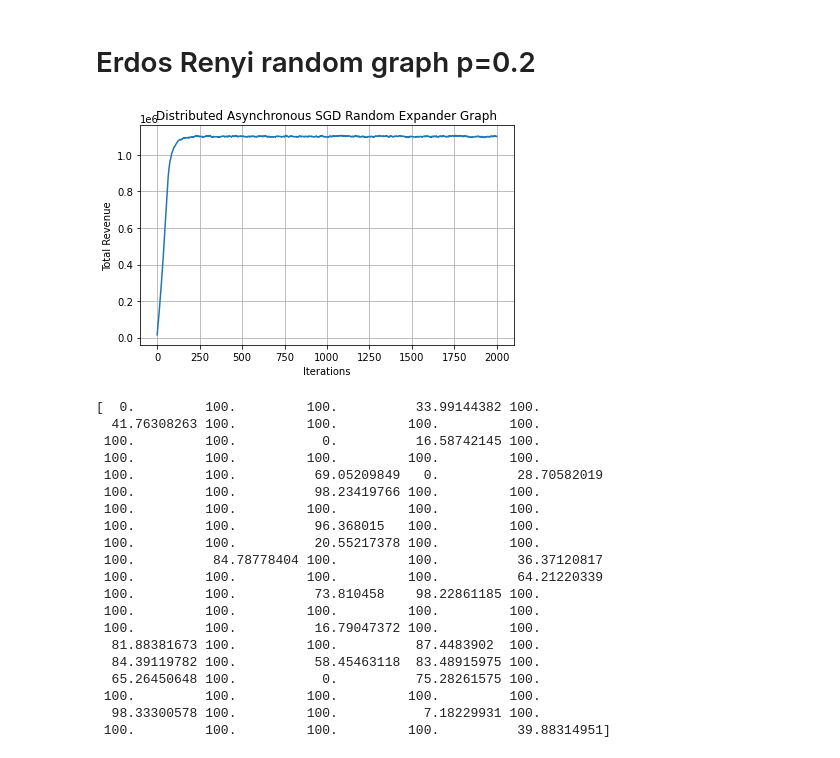
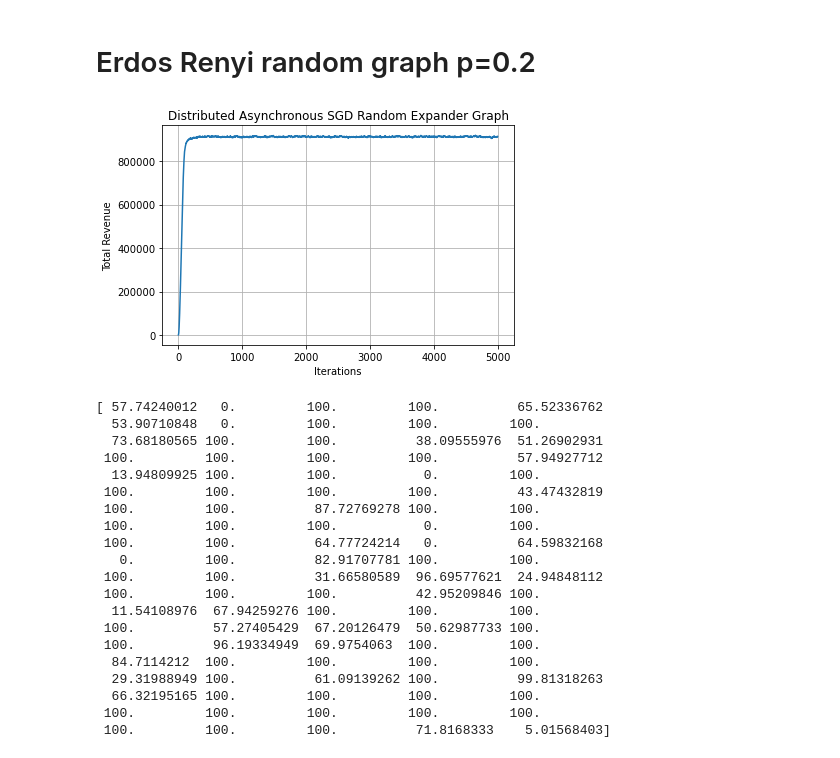
Before and after one commit to evanjfaulkner/Distributed-Opt, a Jupyter notebook: distributed_bertrand.ipynb, the cells around one changed output. Saved outputs shown, nothing was run; the diff lists cells and outputs as text; code cells hidden in the pictures.

```diff
--- a/distributed_bertrand.ipynb
+++ b/distributed_bertrand.ipynb
@@ -81,7 +81,7 @@ step = 1e-2  # Step size
 p_max = n  # Set maximum price
 rev = []
 x_hist = []
-iterations = 2000
+iterations = 5000
 
 # Run centralized GD
 for i in trange(iterations):
@@ -144,7 +144,7 @@ step = 1e-2  # Step size
 p_max = n  # Set maximum price
 rev_cent = []
 x_hist = []
-iterations = 2000
+iterations = 5000
 
 for i in trange(iterations):
     xi = n+np.random.randn(1)
@@ -214,7 +214,7 @@ step = 1e-2  # Step size
 p_max = n  # Set maximum price
 rev_dist = []
 x_dist_hist = []
-iterations = 2000
+iterations = 5000
 
 for i in trange(iterations):
     xi = n+np.random.randn(1)
@@ -283,7 +283,7 @@ N_i = np.random.choice(n, size=n_i)  # Randomly select n_i informed nodes
 N = np.zeros(n, dtype=bool)  # Set of n nodes, initialized to False (uninformed)
 N[N_i] = True  # Set informed node indices to True (informed)
 
-G = nx.erdos_renyi_graph(n,0.2)  # Generate line graph from the nodes in N
+G = nx.complete_graph(n)  # Generate complete graph from the nodes in N
 
 attribute_dict = {}  # generate dictionary to add informed status as attribute to each node
 for node in G.nodes:
@@ -300,7 +300,7 @@ step = 1e-2  # Step size
 p_max = n  # Set maximum price
 rev_dist = []
 x_dist_hist = []
-iterations = 2000
+iterations = 5000
 
 for i in trange(iterations):
     xi = n+np.random.randn(1)
@@ -362,6 +362,21 @@ error = 0.018859828242458018
 # %% [markdown]
 # Erdos Renyi random graph p=0.2
 # %%
+n = 100  # Number of nodes
+n_i = 5  # Number of informed nodes
+
+N_i = np.random.choice(n, size=n_i)  # Randomly select n_i informed nodes
+N = np.zeros(n, dtype=bool)  # Set of n nodes, initialized to False (uninformed)
+N[N_i] = True  # Set informed node indices to True (informed)
+
+G = nx.erdos_renyi_graph(n, p=0.2)  # Generate random graph from the nodes in N
+
+attribute_dict = {}  # generate dictionary to add informed status as attribute to each node
+for node in G.nodes:
+    attribute_dict[node] = {'informed': N[node], 'xi': np.random.randn(1)}
+
+nx.set_node_attributes(G, attribute_dict)  # set attributes for each node
+
 P = nx.laplacian_matrix(G).toarray()
 P = np.eye(n) - (1/(1+np.max(np.diagonal(P))))*P  # Define doubly stochastic mixing matrix from Laplacian
 
@@ -371,61 +386,61 @@ step = 1e-2  # Step size
 p_max = n  # Set maximum price
 rev_dist = []
 x_dist_hist = []
-iterations = 2000
+iterations = 5000
 
 for i in trange(iterations):
     xi = n+np.random.randn(1)
     for node in range(n):
         if G.nodes[node]['informed']:
             G.nodes[node]['xi'] = xi
         else:
             xi_lst = []
             for neig in G.neighbors(node):
                 xi_lst.append(G.nodes[neig]['xi'])
             G.nodes[node]['xi'] = sum(xi_lst)/len(xi_lst)
     x_dist_hist.append(X.copy().T)
     X = np.dot(P,X)
     temp = []
     for j in range(n):
         xi_j = G.nodes[j]['xi']
         X[j] += step*grad_revenue(X[j],theta,xi_j)
         temp.append(total_revenue(X[j],theta,xi_j))
     rev_dist.append(sum(temp)/len(temp))
     X = np.clip(X,0,p_max)
 
 plt.figure()
 plt.plot(rev_dist)
 plt.grid()
 plt.title('Distributed Asynchronous SGD Random Expander Graph')
 plt.xlabel('Iterations')
 plt.ylabel('Total Revenue')
 plt.tight_layout()
 plt.savefig('./figures/dist_sgd_expander.png')
 plt.show()
 
 print(np.mean(X,axis=0))
 # %% [output]
-[figure, old version]
+[figure, new version]
-[  0.         100.         100.          33.99144382 100.
-  41.76308263 100.         100.         100.         100.
- 100.         100.           0.          16.58742145 100.
+[ 57.74240012   0.         100.         100.          65.52336762
+  53.90710848   0.         100.         100.         100.
+  73.68180565 100.         100.          38.09555976  51.26902931
+ 100.         100.         100.         100.          57.94927712
+  13.94809925 100.         100.           0.         100.
+ 100.         100.         100.         100.          43.47432819
+ 100.         100.          87.72769278 100.         100.
+ 100.         100.         100.           0.         100.
+ 100.         100.          64.77724214   0.          64.59832168
+   0.         100.          82.91707781 100.         100.
+ 100.         100.          31.66580589  96.69577621  24.94848112
+ 100.         100.         100.          42.95209846 100.
+  11.54108976  67.94259276 100.         100.         100.
+ 100.          57.27405429  67.20126479  50.62987733 100.
+ 100.          96.19334949  69.9754063  100.         100.
+  84.7114212  100.         100.         100.         100.
+  29.31988949 100.          61.09139262 100.          99.81318263
+  66.32195165 100.         100.         100.         100.
  100.         100.         100.         100.         100.
- 100.         100.          69.05209849   0.          28.70582019
- 100.         100.          98.23419766 100.         100.
- 100.         100.         100.         100.         100.
- 100.         100.          96.368015   100.         100.
- 100.         100.          20.55217378 100.         100.
- 100.          84.78778404 100.         100.          36.37120817
- 100.         100.         100.         100.          64.21220339
- 100.         100.          73.810458    98.22861185 100.
- 100.         100.         100.         100.         100.
- 100.         100.          16.79047372 100.         100.
-  81.88381673 100.         100.          87.4483902  100.
-  84.39119782 100.          58.45463118  83.48915975 100.
-  65.26450648 100.           0.          75.28261575 100.
- 100.         100.         100.         100.         100.
-  98.33300578 100.         100.           7.18229931 100.
- 100.         100.         100.         100.          39.88314951]
+ 100.         100.         100.          71.8168333    5.01568403]
 # %%
 print(f'error = {la.norm(x-np.mean(X,axis=0))**2}')
 # %% [output]
```
Also changed, not shown: parts of 10 cells of this notebook, 5 other files.
